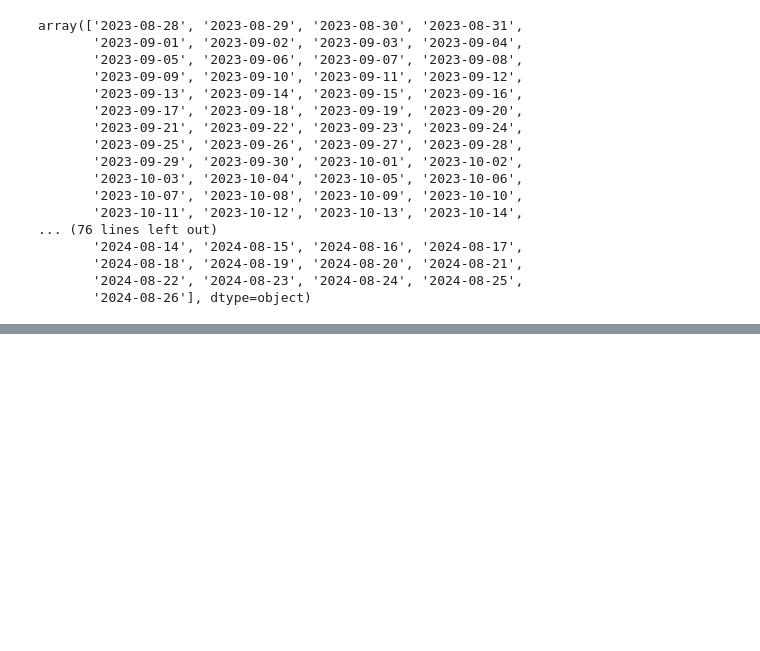
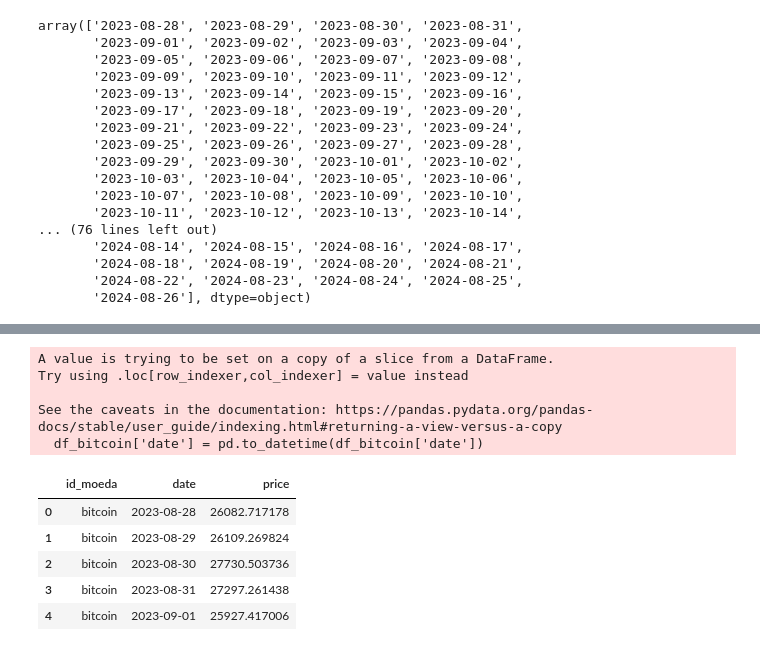
Before and after one commit to gustavoadr3/cripto, a Jupyter notebook: notebooks/exploracao_historico.ipynb, the cells around one changed output, grey strips where cells are left out. Saved outputs shown, nothing was run; the diff lists cells and outputs as text; code cells hidden in the pictures; blank space fills up the shorter version.

```diff
--- a/notebooks/exploracao_historico.ipynb
+++ b/notebooks/exploracao_historico.ipynb
@@ -54,0 +76,16 @@ array(['dogecoin'], dtype=object)
+# %%
+df_bitcoin = df_historico[df_historico['id_moeda'] == 'bitcoin']
+df_bitcoin['date'] = pd.to_datetime(df_bitcoin['date'])
+df_bitcoin.head()
+# %% [output]
+A value is trying to be set on a copy of a slice from a DataFrame.
+Try using .loc[row_indexer,col_indexer] = value instead
+
+See the caveats in the documentation: https://pandas.pydata.org/pandas-docs/stable/user_guide/indexing.html#returning-a-view-versus-a-copy
+  df_bitcoin['date'] = pd.to_datetime(df_bitcoin['date'])
+|  | id_moeda | date | price |
+| 0 | bitcoin | 2023-08-28 | 26082.717178 |
+| 1 | bitcoin | 2023-08-29 | 26109.269824 |
+| 2 | bitcoin | 2023-08-30 | 27730.503736 |
+| 3 | bitcoin | 2023-08-31 | 27297.261438 |
+| 4 | bitcoin | 2023-09-01 | 25927.417006 |
```
Also changed, not shown: parts of 8 cells of this notebook, 3 other files.
